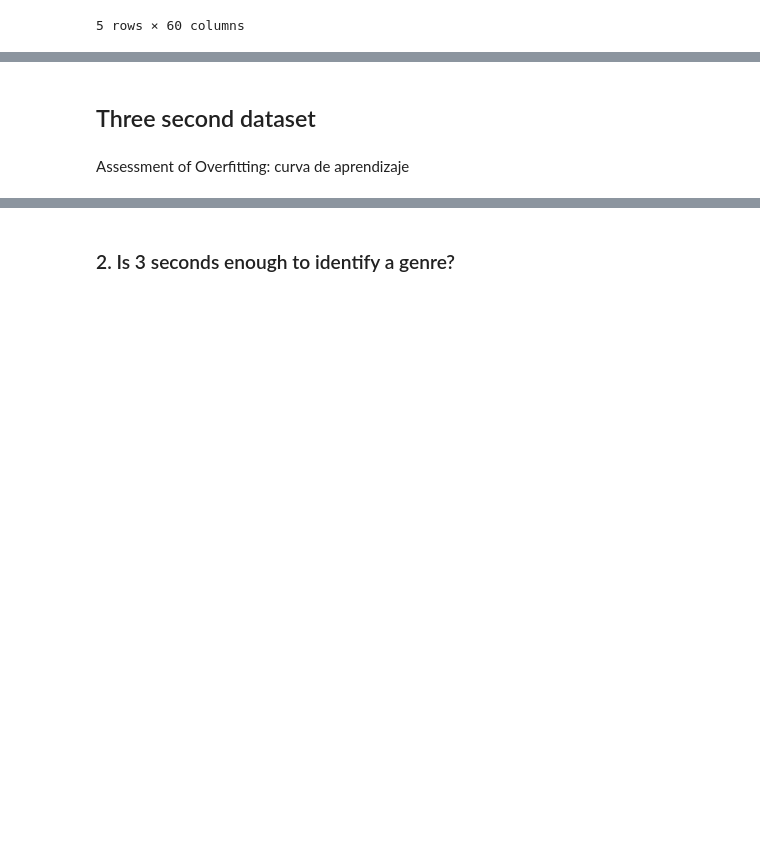
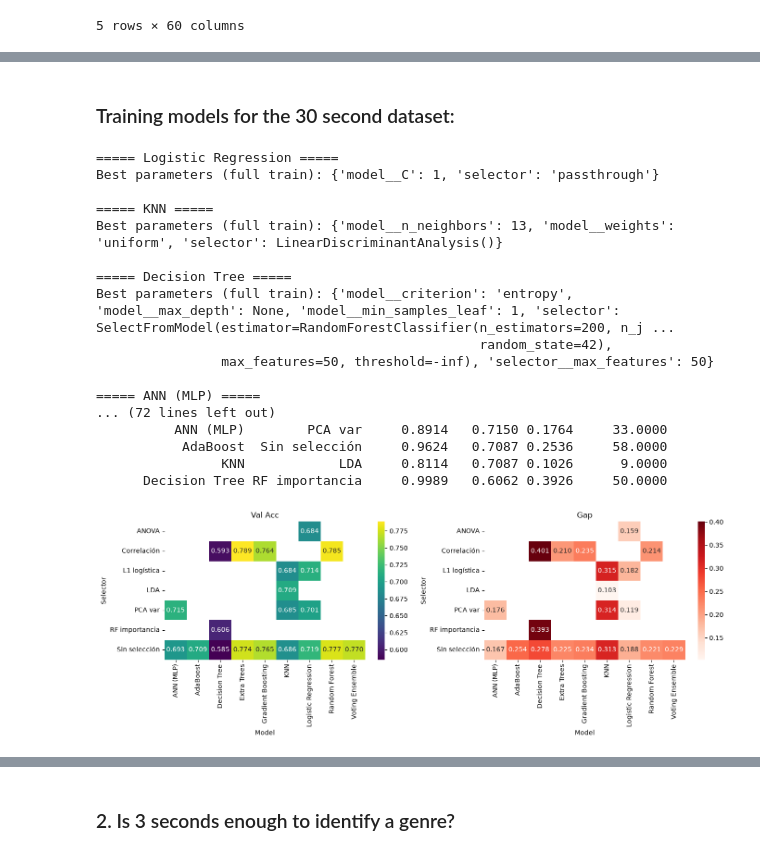
Before and after one commit to annacp04/music-genre-classification, a Jupyter notebook: task_2.ipynb, the cells around one changed output, grey strips where cells are left out. Saved outputs shown, nothing was run; the diff lists cells and outputs as text; code cells hidden in the pictures; blank space fills up the shorter version.

```diff
--- a/task_2.ipynb
+++ b/task_2.ipynb
@@ -215,4 +141,55 @@ array([0, 2, 0, 5, 5, 0, 0, 0, 0, 0, 0, 9, 0, 0, 0, 0, 0, 0, 0, 5, 1, 1,
 # %% [markdown]
-## Three second dataset
+### Training models for the 30 second dataset:
-# %% [markdown]
-Assessment of Overfitting: curva de aprendizaje
+# %%
+from sklearn.base import clone
+from Models import *
+from grid_config import *
+
+models_30 = Models(X_train_30s, y_train_30s, label_encoder=prep_30s.encoder, n_splits=10)
+models_30.build_models()
+grids_30 = build_param_grids(models_30.fs, k_values=(20, 30, 40))
+
+# 1. Grid search (now printing which model each result belongs to)
+results_30 = {}
+for name, grid in grids_30.items():
+    print(f"\n===== {name} =====")
+    _, results_30[name] = models_30.grid_search(
+        name, grid, nested=False, set_best=False, inner_splits=10
+    )
+
+# 2. For each model x selector, keep its best hyperparameters as a pipeline
+names_30 = []
+for name, summary in results_30.items():
+    cv = summary["cv_results"]                          # already sorted by score
+    cv = cv.assign(Selector=cv["params"].map(lambda p: selector_label(p["selector"])))
+    for _, row in cv.groupby("Selector", sort=False).head(1).iterrows():
+        tuned_name = f"{name} | {row['Selector']}"
+        pipe = clone(clone(models_30.models[name]).set_params(**row["params"]))
+        if tuned_name in models_30.models:              # so the cell can be re-run
+            models_30.remove_model(tuned_name)
+        models_30.add_model(tuned_name, pipe, model=name, selector=row["Selector"])
+        names_30.append(tuned_name)
+
+# 3. Same table as before: train vs validation, gap, F1, number of features
+results = models_30.evaluate_all(names=names_30)
+best_30 = models_30.best_per_model()
+models_30.plot_grid()
+# %% [output]
+===== Logistic Regression =====
+Best parameters (full train): {'model__C': 1, 'selector': 'passthrough'}
+
+===== KNN =====
+Best parameters (full train): {'model__n_neighbors': 13, 'model__weights': 'uniform', 'selector': LinearDiscriminantAnalysis()}
+
+===== Decision Tree =====
+Best parameters (full train): {'model__criterion': 'entropy', 'model__max_depth': None, 'model__min_samples_leaf': 1, 'selector': SelectFromModel(estimator=RandomForestClassifier(n_estimators=200, n_j ...
+                                                 random_state=42),
+                max_features=50, threshold=-inf), 'selector__max_features': 50}
+
+===== ANN (MLP) =====
+... (72 lines left out)
+          ANN (MLP)        PCA var     0.8914   0.7150 0.1764     33.0000
+           AdaBoost  Sin selección     0.9624   0.7087 0.2536     58.0000
+                KNN            LDA     0.8114   0.7087 0.1026      9.0000
+      Decision Tree RF importancia     0.9989   0.6062 0.3926     50.0000
+[figure, added]
```
Also changed, not shown: parts of 39 cells of this notebook, 4 other files.
